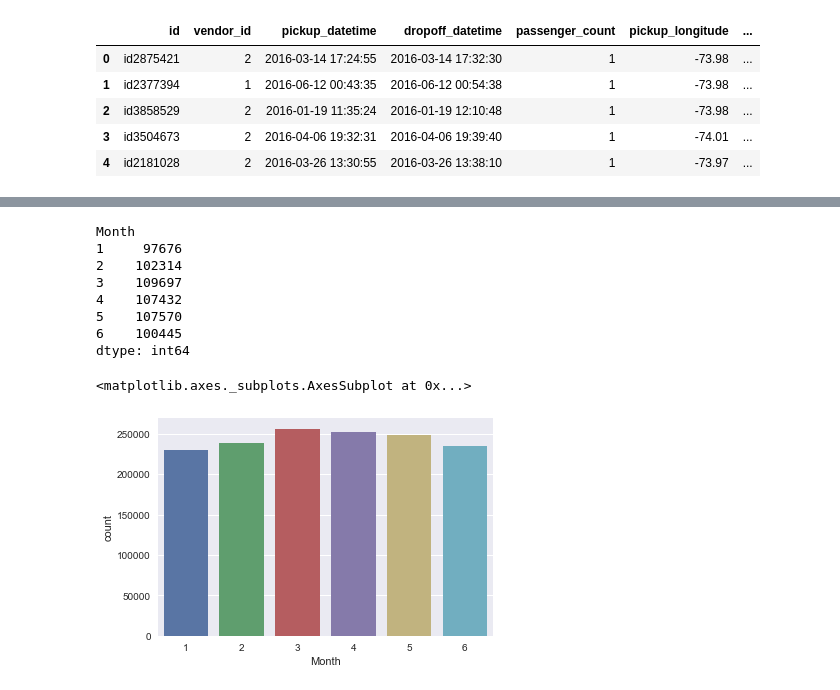
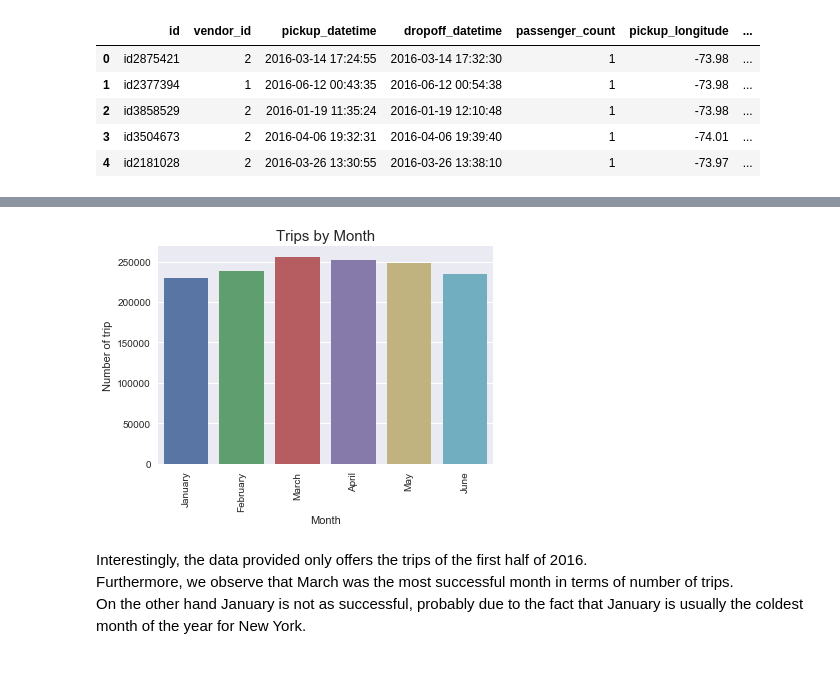
Before and after one commit to MelanVijayaratnam/Kaggle-nb, a Jupyter notebook: Taxi/Taxi.ipynb, the cells around one changed output, grey strips where cells are left out. Drawn from its saved outputs; the diff is of its cells as text; code cells hidden in the pictures.

```diff
--- a/Taxi/Taxi.ipynb
+++ b/Taxi/Taxi.ipynb
@@ -171,14 +160,3 @@ dtype: int64
-# %%
-test_df.groupby('Month').size()
-# %% [output]
-Month
-1     97676
-2    102314
-3    109697
-4    107432
-5    107570
-6    100445
-dtype: int64
 # %%
 # convert feature to datetime
 train_df['pickup_datetime'] = pd.to_datetime(train_df['pickup_datetime'], \
@@ -198,14 +176,28 @@ train_df['DayOfMonth'] = train_df['pickup_datetime'].dt.day
 
 # Extract the Hour of the day
 train_df['HourOfDay'] = train_df['pickup_datetime'].dt.hour
-# %%
-fig, ax = plt.subplots()
-
-sns.countplot(x='Month',
-             data=train_df)
-# %% [output]
-<matplotlib.axes._subplots.AxesSubplot at 0x...>
-[figure, removed]
+# %%
+fig, ax = plt.subplots()
+
+sns.countplot(x='Month',
+             data=train_df)
+
+labels = [item.get_text() for item in ax.get_xticklabels()]
+labels = ['January', 'February', 'March', 'April', 'May', 'June']
+
+ax.set_xticklabels(labels)
+
+plt.xticks(rotation=90)
+plt.title('Trips by Month', size=15)
+plt.ylabel('Number of trip')
+
+plt.show()
+# %% [output]
+[figure, added]
+# %% [markdown]
+Interestingly, the data provided only offers the trips of the first half of 2016. <br>
+Furthermore, we observe that March was the most successful month in terms of number of trips. <br>
+On the other hand January is not as successful, probably due to the fact that January is usually the coldest month of the year for New York.
 # %%
 fig, ax = plt.subplots()
 
```
Also changed, not shown: parts of 5 cells of this notebook.
